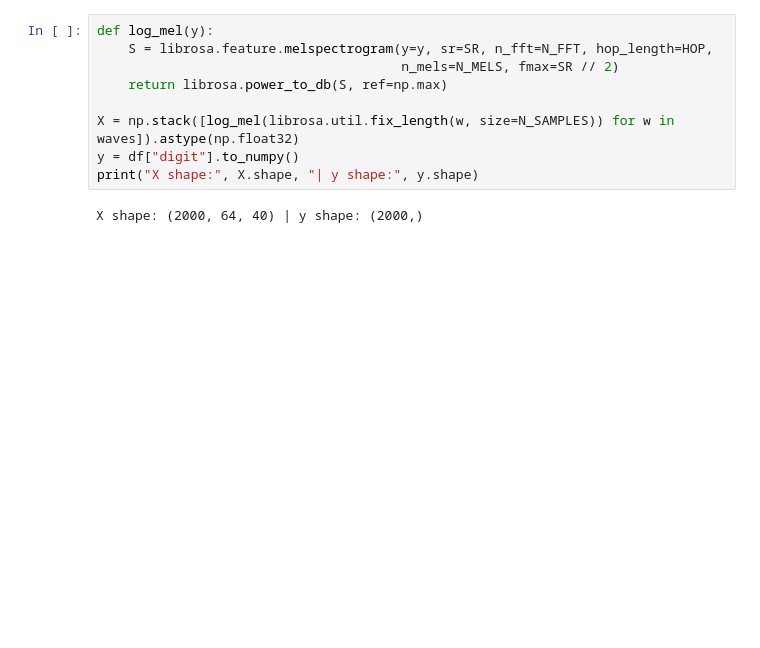
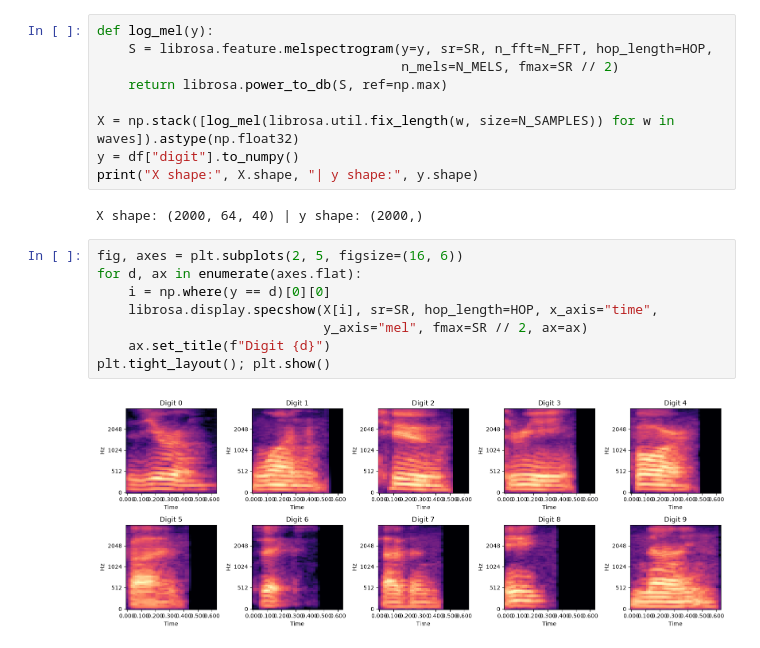
Before and after one commit to imgabrielas/Grey_Matter_Multiplication, a Jupyter notebook: Spoken Digit Recognition/Spoken_Digit_Recognition.ipynb, the cells around one changed output. Drawn from its saved outputs; the diff is of its cells as text; blank space fills up the shorter version.

```diff
--- a/Spoken Digit Recognition/Spoken_Digit_Recognition.ipynb
+++ b/Spoken Digit Recognition/Spoken_Digit_Recognition.ipynb
@@ -392,3 +395,13 @@ y = df["digit"].to_numpy()
 print("X shape:", X.shape, "| y shape:", y.shape)
 # %% [output]
 X shape: (2000, 64, 40) | y shape: (2000,)
+# %%
+fig, axes = plt.subplots(2, 5, figsize=(16, 6))
+for d, ax in enumerate(axes.flat):
+    i = np.where(y == d)[0][0]
+    librosa.display.specshow(X[i], sr=SR, hop_length=HOP, x_axis="time",
+                             y_axis="mel", fmax=SR // 2, ax=ax)
+    ax.set_title(f"Digit {d}")
+plt.tight_layout(); plt.show()
+# %% [output]
+[figure, added]
```
Also changed, not shown: parts of 1 cell of this notebook.
